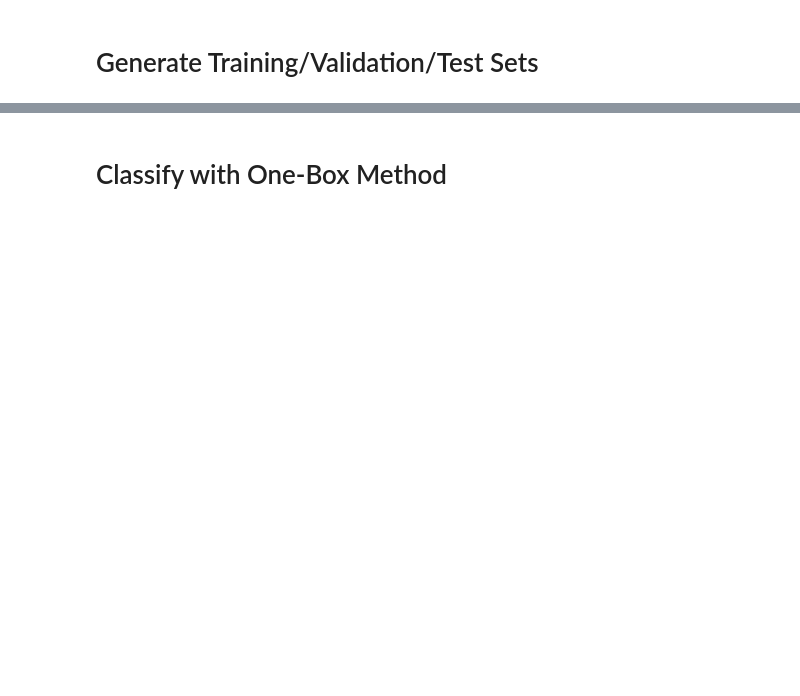
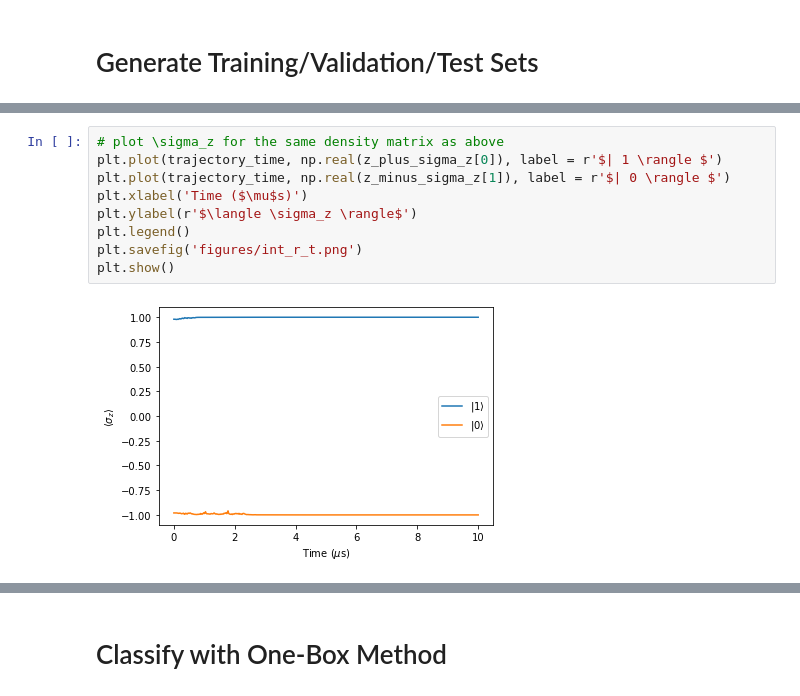
Before and after one commit to fischermoseley/readout_classifier, a Jupyter notebook: simulation.ipynb, the cells around one changed output, grey strips where cells are left out. Drawn from its saved outputs; the diff is of its cells as text; blank space fills up the shorter version.

```diff
--- a/simulation.ipynb
+++ b/simulation.ipynb
@@ -118,0 +138,11 @@ plot_trajectories(trajectory_time, z_plus_trajectories)
+# %%
+# plot \sigma_z for the same density matrix as above
+plt.plot(trajectory_time, np.real(z_plus_sigma_z[0]), label = r'$| 1 \rangle $')
+plt.plot(trajectory_time, np.real(z_minus_sigma_z[1]), label = r'$| 0 \rangle $')
+plt.xlabel('Time ($\mu$s)')
+plt.ylabel(r'$\langle \sigma_z \rangle$')
+plt.legend()
+plt.savefig('figures/int_r_t.png')
+plt.show()
+# %% [output]
+[figure, added]
```
Also changed, not shown: parts of 15 cells of this notebook, 7 other files.
